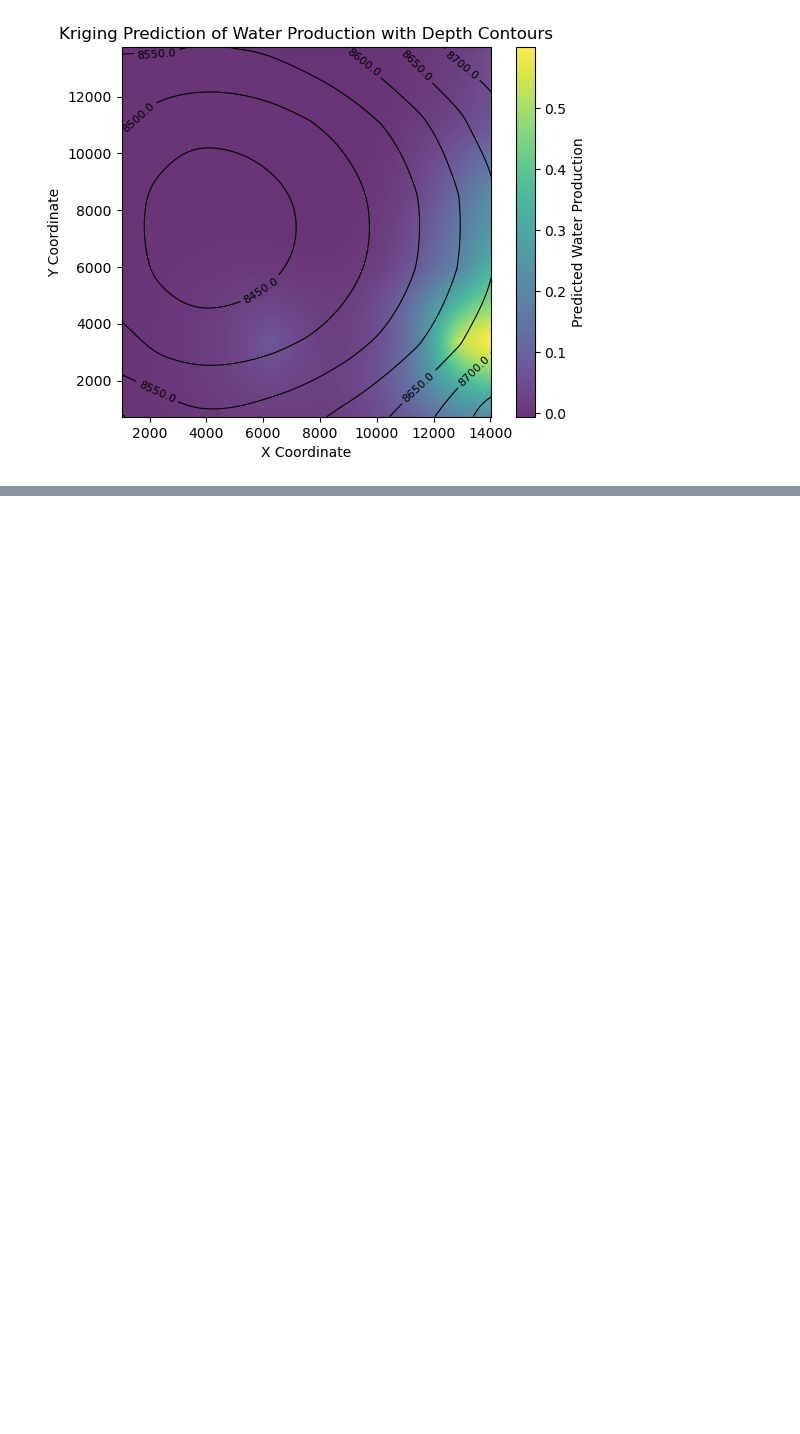
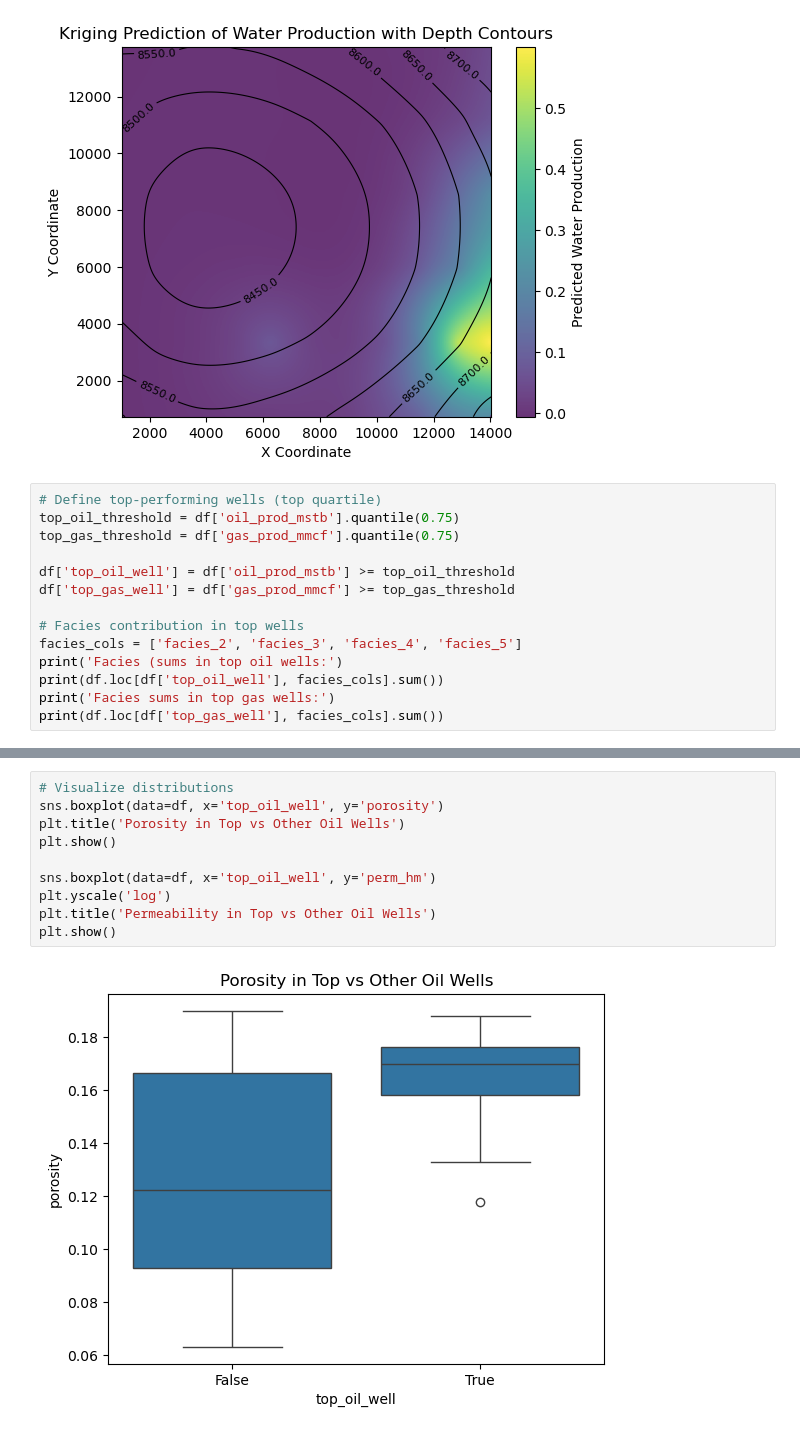
Before and after one commit to elnflores/NSC-325-Sweet-Spot-Identification, a Jupyter notebook: Exploratory.ipynb, the cells around one changed output, grey strips where cells are left out. Saved outputs shown, nothing was run; the diff lists cells and outputs as text; blank space fills up the shorter version.

```diff
--- a/Exploratory.ipynb
+++ b/Exploratory.ipynb
@@ -415,3 +474,17 @@ plt.ylabel('Y Coordinate')
 plt.show()
 # %% [output]
 [figure]
+# %%
+# Define top-performing wells (top quartile)
+top_oil_threshold = df['oil_prod_mstb'].quantile(0.75)
+top_gas_threshold = df['gas_prod_mmcf'].quantile(0.75)
+
+df['top_oil_well'] = df['oil_prod_mstb'] >= top_oil_threshold
+df['top_gas_well'] = df['gas_prod_mmcf'] >= top_gas_threshold
+
+# Facies contribution in top wells
+facies_cols = ['facies_2', 'facies_3', 'facies_4', 'facies_5']
+print('Facies (sums in top oil wells:')
+print(df.loc[df['top_oil_well'], facies_cols].sum())
+print('Facies sums in top gas wells:')
+print(df.loc[df['top_gas_well'], facies_cols].sum())
@@ -417,0 +528,12 @@ plt.show()
+# %%
+# Visualize distributions
+sns.boxplot(data=df, x='top_oil_well', y='porosity')
+plt.title('Porosity in Top vs Other Oil Wells')
+plt.show()
+
+sns.boxplot(data=df, x='top_oil_well', y='perm_hm')
+plt.yscale('log')
+plt.title('Permeability in Top vs Other Oil Wells')
+plt.show()
+# %% [output]
+[figure, added]
```
Also changed, not shown: parts of 17 cells of this notebook.
